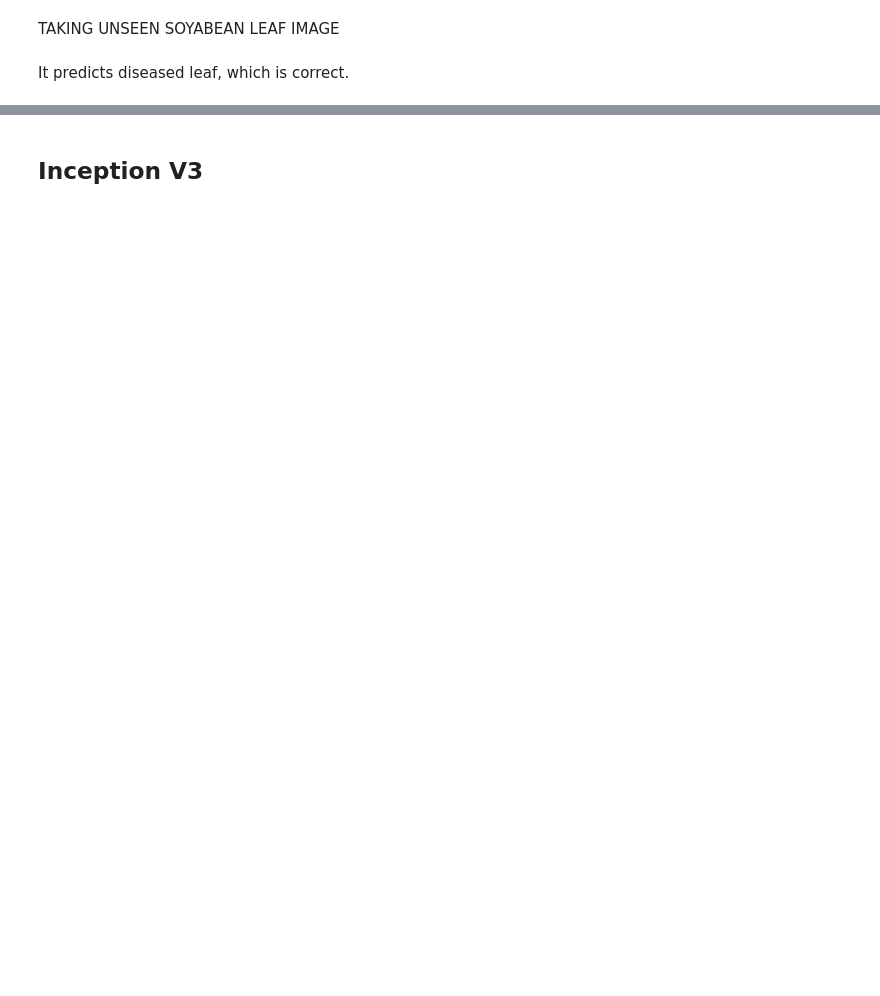
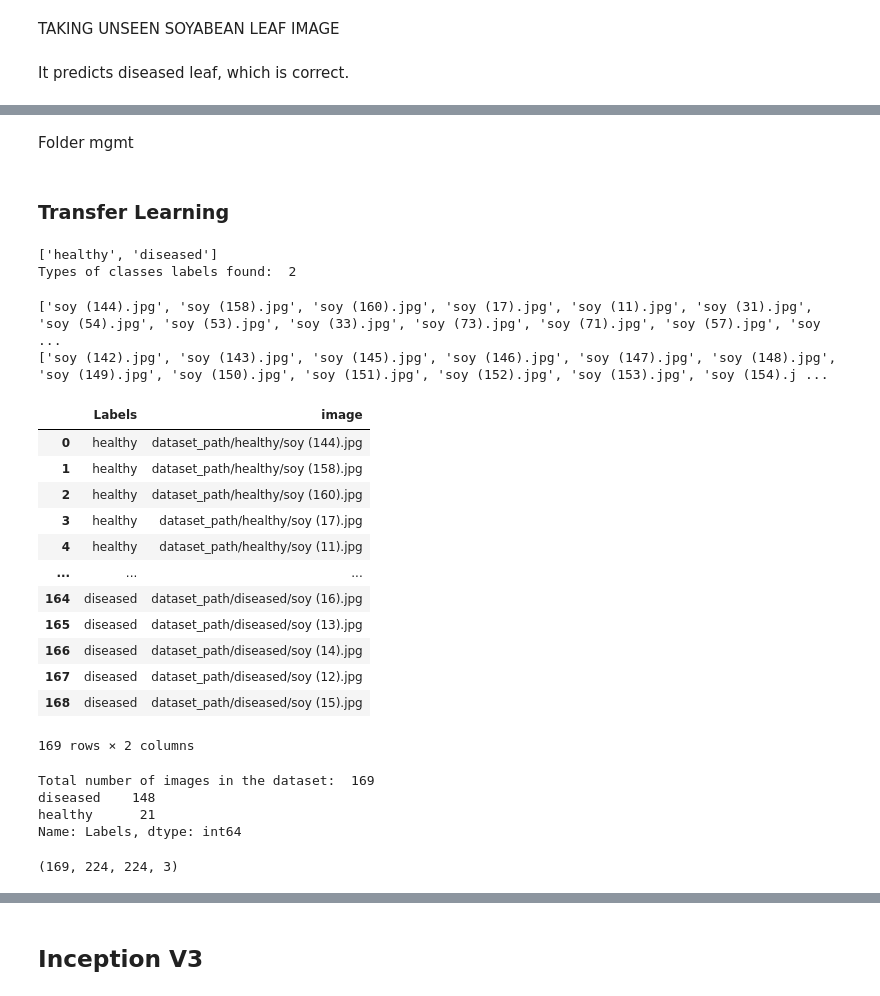
Before and after one commit to papichoolo/Soybeans, a Jupyter notebook: SoyNet_Beans.ipynb, the cells around one changed output, grey strips where cells are left out. Drawn from its saved outputs; the diff is of its cells as text; code cells hidden in the pictures; blank space fills up the shorter version.

```diff
--- a/SoyNet_Beans.ipynb
+++ b/SoyNet_Beans.ipynb
@@ -374,3 +320,65 @@ fig = go.Figure(data=data, layout=layout)
 fig.show()
 # %% [output]
 [interactive output not drawn]
+# %% [markdown]
+Folder mgmt
+# %% [markdown]
+### Transfer Learning
+# %%
+import numpy as np
+import tensorflow as tf
+
+import numpy as np
+import pandas as pd
+import matplotlib.pyplot as plt
+import os
+
+dataset_path = os.listdir('/content/drive/MyDrive/Camera Clicks_256_256/val')
+
+print (dataset_path)  #what kinds of classes are in this dataset
+
+print("Types of classes labels found: ", len(dataset_path))
+# %% [output]
+['healthy', 'diseased']
+Types of classes labels found:  2
+# %%
+class_labels = []
+
+for item in dataset_path:
+ # Get all the file names
+ all_classes = os.listdir('/content/drive/MyDrive/Camera Clicks_256_256/val' + '/' +item)
+ print(all_classes)
+
+ # Add them to the list
+ for room in all_classes:
+    class_labels.append((item, str('dataset_path' + '/' +item) + '/' + room))
+# %% [output]
+['soy (144).jpg', 'soy (158).jpg', 'soy (160).jpg', 'soy (17).jpg', 'soy (11).jpg', 'soy (31).jpg', 'soy (54).jpg', 'soy (53).jpg', 'soy (33).jpg', 'soy (73).jpg', 'soy (71).jpg', 'soy (57).jpg', 'soy ...
+['soy (142).jpg', 'soy (143).jpg', 'soy (145).jpg', 'soy (146).jpg', 'soy (147).jpg', 'soy (148).jpg', 'soy (149).jpg', 'soy (150).jpg', 'soy (151).jpg', 'soy (152).jpg', 'soy (153).jpg', 'soy (154).j ...
+# %%
+df1 = pd.DataFrame(data=class_labels, columns=['Labels', 'image'])
+df1
+# %% [output]
+|  | Labels | image |
+| 0 | healthy | dataset_path/healthy/soy (144).jpg |
+| 1 | healthy | dataset_path/healthy/soy (158).jpg |
+| 2 | healthy | dataset_path/healthy/soy (160).jpg |
+| 3 | healthy | dataset_path/healthy/soy (17).jpg |
+| 4 | healthy | dataset_path/healthy/soy (11).jpg |
+| ... | ... | ... |
+| 164 | diseased | dataset_path/diseased/soy (16).jpg |
+| 165 | diseased | dataset_path/diseased/soy (13).jpg |
+| 166 | diseased | dataset_path/diseased/soy (14).jpg |
+| 167 | diseased | dataset_path/diseased/soy (12).jpg |
+| 168 | diseased | dataset_path/diseased/soy (15).jpg |
+169 rows × 2 columns
+# %%
+print("Total number of images in the dataset: ", len(df1))
+
+label_count = df1['Labels'].value_counts()
+print(label_count)
+# %% [output]
+Total number of images in the dataset:  169
+diseased    148
+healthy      21
+Name: Labels, dtype: int64
@@ -376,0 +404,7 @@ fig.show()
+# %%
+images = np.array(images)
+
+images = images.astype('float32') / 255.0
+images.shape
+# %% [output]
+(169, 224, 224, 3)
```
Also changed, not shown: parts of 35 cells of this notebook.
